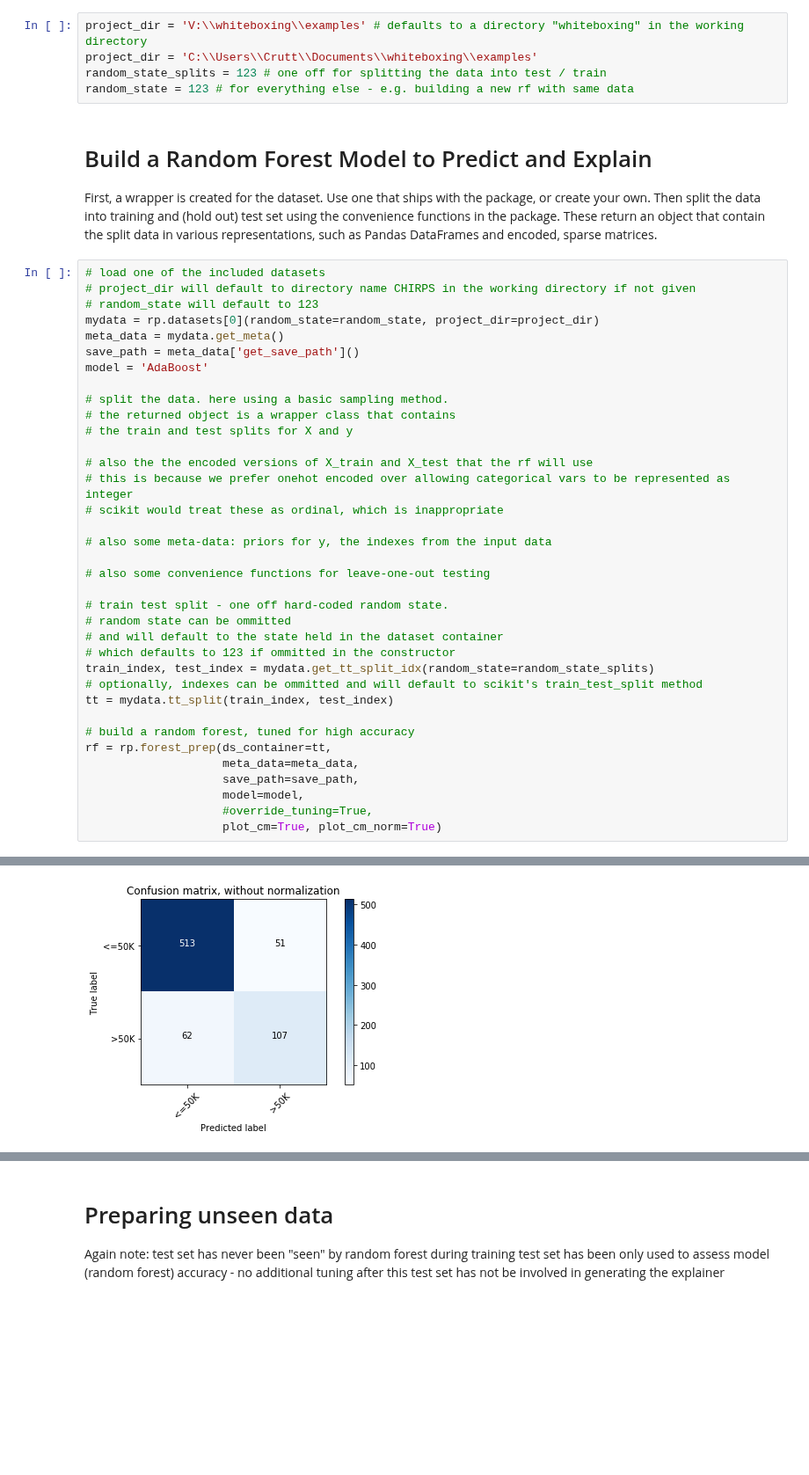
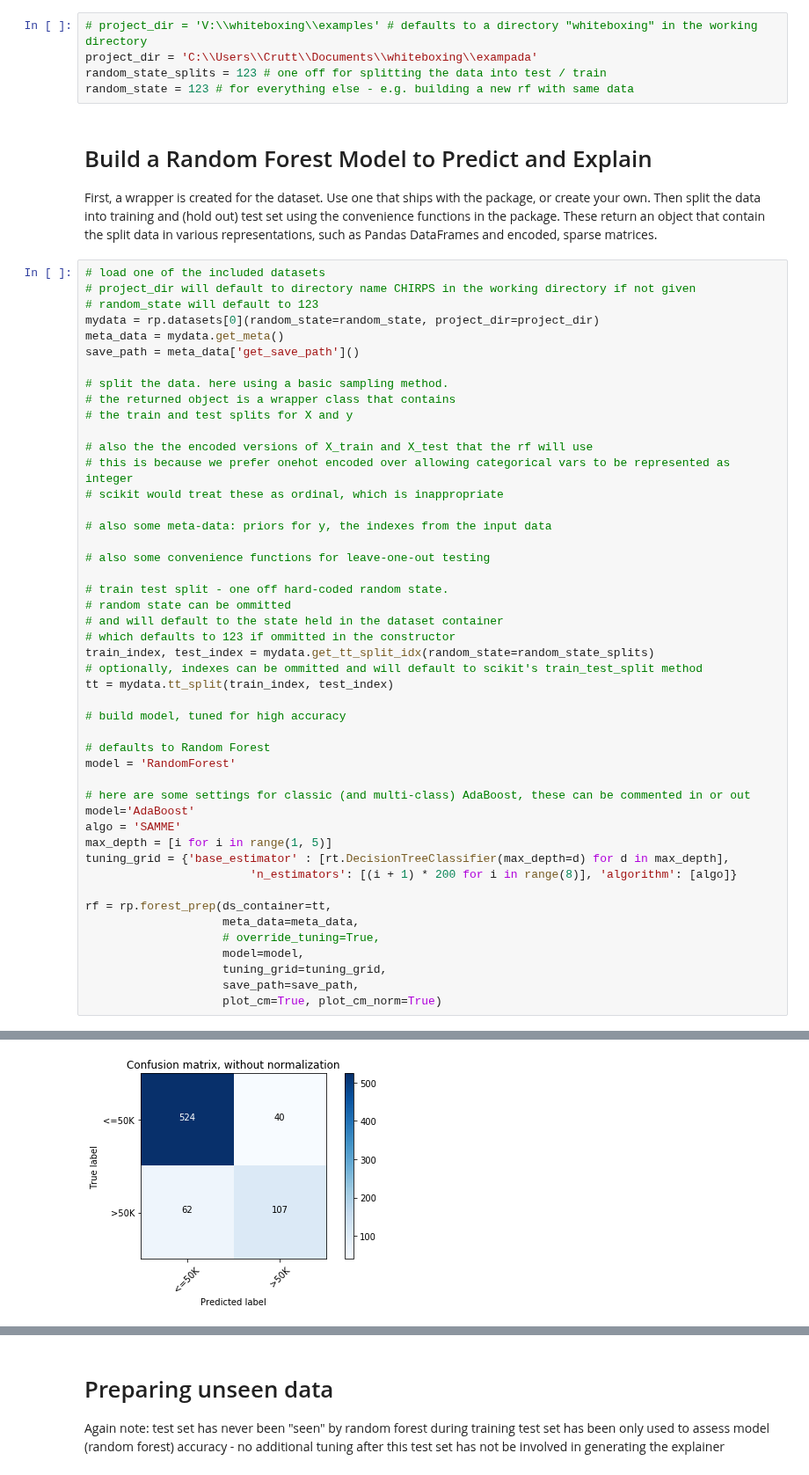
Before and after one commit to julianhatwell/explain_te, a Jupyter notebook: CHIRPS Examples.ipynb, the cells around one changed output, grey strips where cells are left out. Shown at 88% size. Cells and saved outputs as stored; diff of their text form; blank space fills up the shorter version.

Commit message:
boosting benchmakrs

```diff
--- a/CHIRPS Examples.ipynb
+++ b/CHIRPS Examples.ipynb
@@ -27,8 +27,8 @@ import CHIRPS.reproducible as rp
 # %% [markdown]
 ### common config - can be ommitted if defaults are OK
 # %%
-project_dir = 'V:\\whiteboxing\\examples' # defaults to a directory "whiteboxing" in the working directory
-project_dir = 'C:\\Users\\Crutt\\Documents\\whiteboxing\\examples'
+# project_dir = 'V:\\whiteboxing\\examples' # defaults to a directory "whiteboxing" in the working directory
+project_dir = 'C:\\Users\\Crutt\\Documents\\whiteboxing\\exampada'
 random_state_splits = 123 # one off for splitting the data into test / train
 random_state = 123 # for everything else - e.g. building a new rf with same data
 # %% [markdown]
@@ -42,7 +42,6 @@ Then split the data into training and (hold out) test set using the convenience
 mydata = rp.datasets[0](random_state=random_state, project_dir=project_dir)
 meta_data = mydata.get_meta()
 save_path = meta_data['get_save_path']()
-model = 'AdaBoost'
 
 # split the data. here using a basic sampling method.
 # the returned object is a wrapper class that contains
@@ -64,12 +63,24 @@ train_index, test_index = mydata.get_tt_split_idx(random_state=random_state_spli
 # optionally, indexes can be ommitted and will default to scikit's train_test_split method
 tt = mydata.tt_split(train_index, test_index)
 
-# build a random forest, tuned for high accuracy
+# build model, tuned for high accuracy
+
+# defaults to Random Forest
+model = 'RandomForest'
+
+# here are some settings for classic (and multi-class) AdaBoost, these can be commented in or out
+model='AdaBoost'
+algo = 'SAMME'
+max_depth = [i for i in range(1, 5)]
+tuning_grid = {'base_estimator' : [rt.DecisionTreeClassifier(max_depth=d) for d in max_depth],
+                        'n_estimators': [(i + 1) * 200 for i in range(8)], 'algorithm': [algo]}
+
 rf = rp.forest_prep(ds_container=tt,
                     meta_data=meta_data,
+                    # override_tuning=True,
+                    model=model,
+                    tuning_grid=tuning_grid,
                     save_path=save_path,
-                    model=model,
-                    #override_tuning=True,
                     plot_cm=True, plot_cm_norm=True)
 # %% [output]
 If you want the future behaviour and silence this warning, you can specify "categories='auto'".
@@ -81,3 +100,3 @@ Confusion matrix, without normalization
  [ 62 107]]
-[figure, old version]
+[figure, new version]
 Normalized confusion matrix
```
Also changed, not shown: parts of 7 cells of this notebook, 4 other files.
